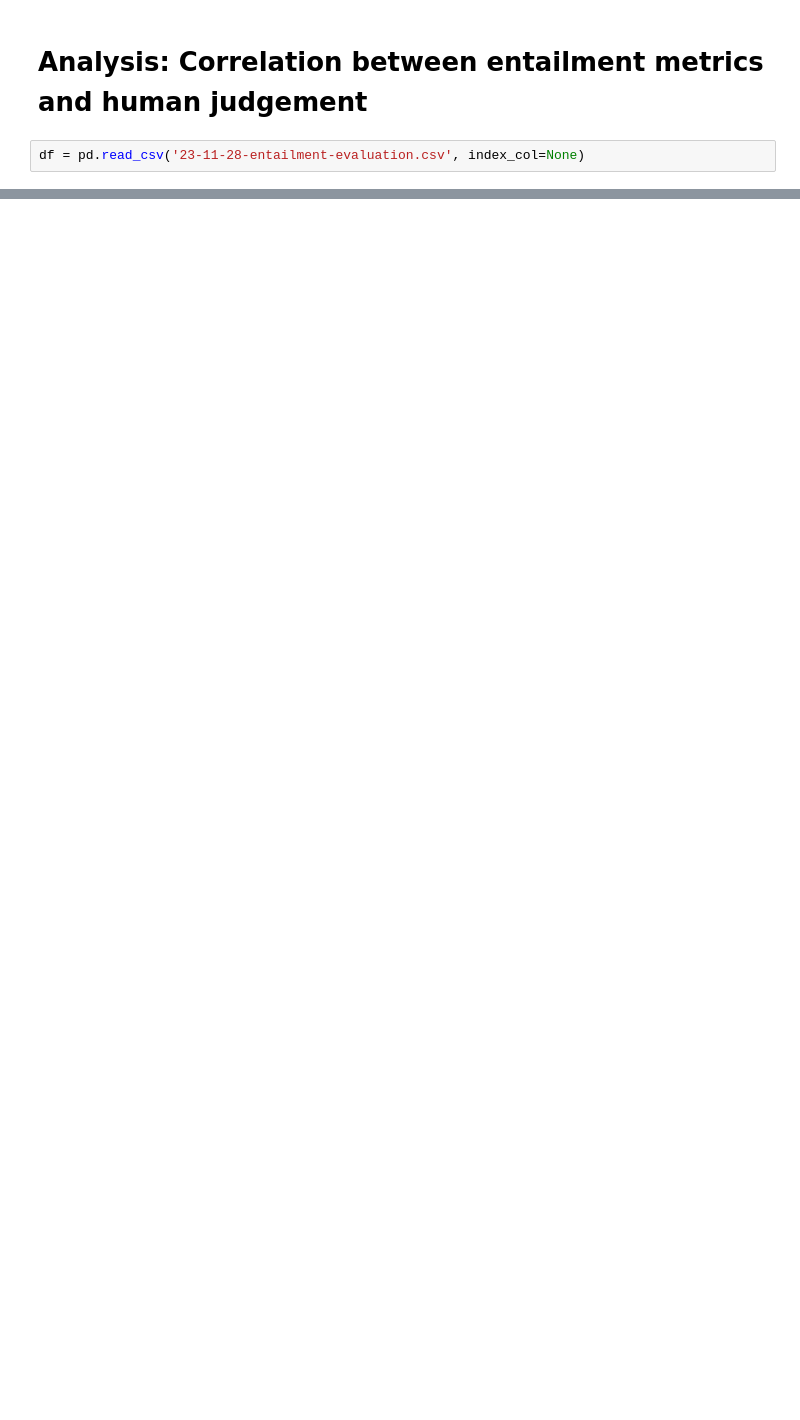
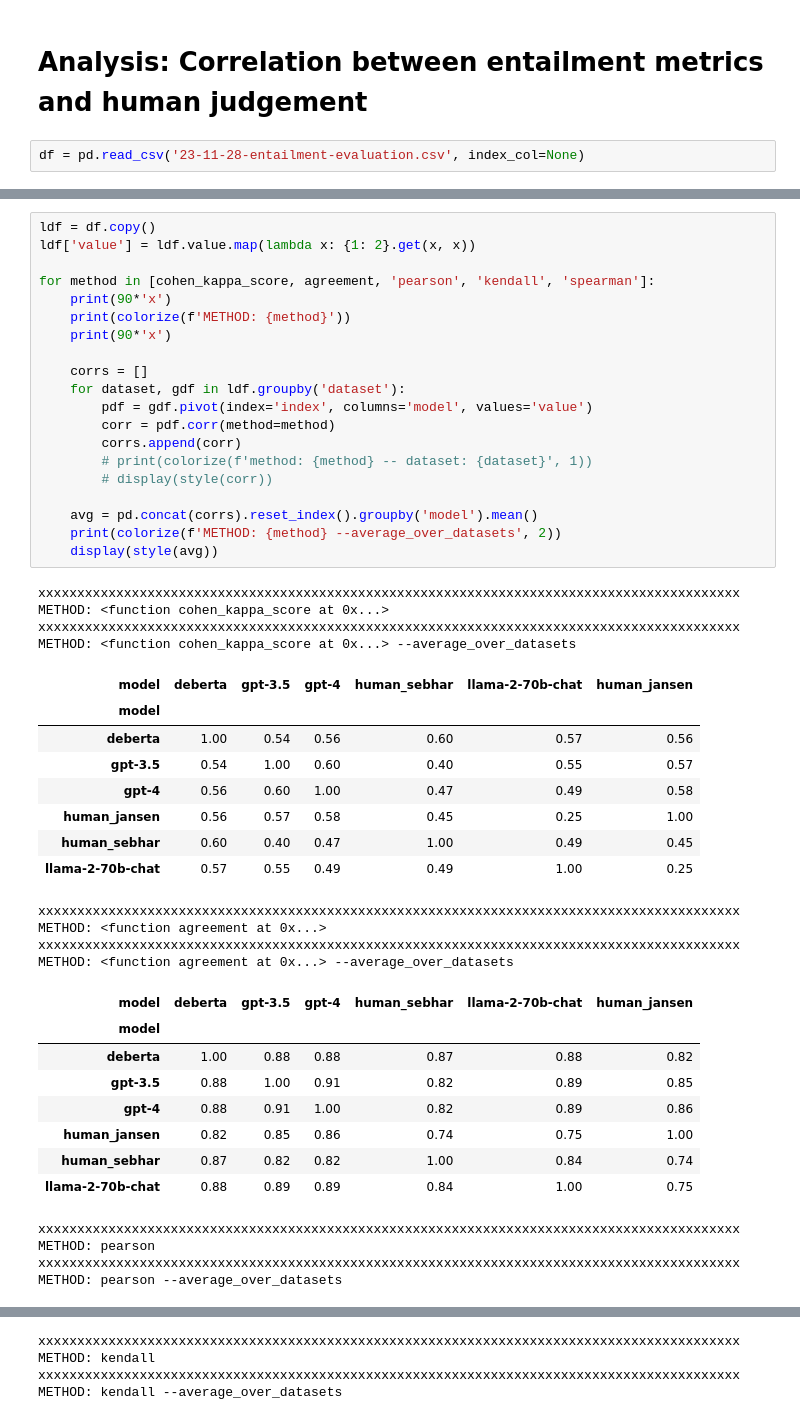
Before and after one commit to JThh/long_hallucinations, a Jupyter notebook: notebooks/paper_evals/23-11-24-human-entailment-evaluation.ipynb, the cells around one changed output, grey strips where cells are left out. Drawn from its saved outputs; the diff is of its cells as text; blank space fills up the shorter version.

```diff
--- a/notebooks/paper_evals/23-11-24-human-entailment-evaluation.ipynb
+++ b/notebooks/paper_evals/23-11-24-human-entailment-evaluation.ipynb
@@ -445,0 +592,49 @@ method: kendall -- dataset: trivia_qa
+# %%
+ldf = df.copy()
+ldf['value'] = ldf.value.map(lambda x: {1: 2}.get(x, x))
+
+for method in [cohen_kappa_score, agreement, 'pearson', 'kendall', 'spearman']:
+    print(90*'x')
+    print(colorize(f'METHOD: {method}'))
+    print(90*'x')
+
+    corrs = []
+    for dataset, gdf in ldf.groupby('dataset'):
+        pdf = gdf.pivot(index='index', columns='model', values='value')
+        corr = pdf.corr(method=method)
+        corrs.append(corr)
+        # print(colorize(f'method: {method} -- dataset: {dataset}', 1))
+        # display(style(corr))
+
+    avg = pd.concat(corrs).reset_index().groupby('model').mean()
+    print(colorize(f'METHOD: {method} --average_over_datasets', 2))
+    display(style(avg))
+# %% [output]
+xxxxxxxxxxxxxxxxxxxxxxxxxxxxxxxxxxxxxxxxxxxxxxxxxxxxxxxxxxxxxxxxxxxxxxxxxxxxxxxxxxxxxxxxxx
+METHOD: <function cohen_kappa_score at 0x...>
+xxxxxxxxxxxxxxxxxxxxxxxxxxxxxxxxxxxxxxxxxxxxxxxxxxxxxxxxxxxxxxxxxxxxxxxxxxxxxxxxxxxxxxxxxx
+METHOD: <function cohen_kappa_score at 0x...> --average_over_datasets
+| model | deberta | gpt-3.5 | gpt-4 | human_sebhar | llama-2-70b-chat | human_jansen |
+| model |  |  |  |  |  |  |
+| deberta | 1.00 | 0.54 | 0.56 | 0.60 | 0.57 | 0.56 |
+| gpt-3.5 | 0.54 | 1.00 | 0.60 | 0.40 | 0.55 | 0.57 |
+| gpt-4 | 0.56 | 0.60 | 1.00 | 0.47 | 0.49 | 0.58 |
+| human_jansen | 0.56 | 0.57 | 0.58 | 0.45 | 0.25 | 1.00 |
+| human_sebhar | 0.60 | 0.40 | 0.47 | 1.00 | 0.49 | 0.45 |
+| llama-2-70b-chat | 0.57 | 0.55 | 0.49 | 0.49 | 1.00 | 0.25 |
+xxxxxxxxxxxxxxxxxxxxxxxxxxxxxxxxxxxxxxxxxxxxxxxxxxxxxxxxxxxxxxxxxxxxxxxxxxxxxxxxxxxxxxxxxx
+METHOD: <function agreement at 0x...>
+xxxxxxxxxxxxxxxxxxxxxxxxxxxxxxxxxxxxxxxxxxxxxxxxxxxxxxxxxxxxxxxxxxxxxxxxxxxxxxxxxxxxxxxxxx
+METHOD: <function agreement at 0x...> --average_over_datasets
+| model | deberta | gpt-3.5 | gpt-4 | human_sebhar | llama-2-70b-chat | human_jansen |
+| model |  |  |  |  |  |  |
+| deberta | 1.00 | 0.88 | 0.88 | 0.87 | 0.88 | 0.82 |
+| gpt-3.5 | 0.88 | 1.00 | 0.91 | 0.82 | 0.89 | 0.85 |
+| gpt-4 | 0.88 | 0.91 | 1.00 | 0.82 | 0.89 | 0.86 |
+| human_jansen | 0.82 | 0.85 | 0.86 | 0.74 | 0.75 | 1.00 |
+| human_sebhar | 0.87 | 0.82 | 0.82 | 1.00 | 0.84 | 0.74 |
+| llama-2-70b-chat | 0.88 | 0.89 | 0.89 | 0.84 | 1.00 | 0.75 |
+xxxxxxxxxxxxxxxxxxxxxxxxxxxxxxxxxxxxxxxxxxxxxxxxxxxxxxxxxxxxxxxxxxxxxxxxxxxxxxxxxxxxxxxxxx
+METHOD: pearson
+xxxxxxxxxxxxxxxxxxxxxxxxxxxxxxxxxxxxxxxxxxxxxxxxxxxxxxxxxxxxxxxxxxxxxxxxxxxxxxxxxxxxxxxxxx
+METHOD: pearson --average_over_datasets
@@ -445,0 +649,4 @@ method: kendall -- dataset: trivia_qa
+xxxxxxxxxxxxxxxxxxxxxxxxxxxxxxxxxxxxxxxxxxxxxxxxxxxxxxxxxxxxxxxxxxxxxxxxxxxxxxxxxxxxxxxxxx
+METHOD: kendall
+xxxxxxxxxxxxxxxxxxxxxxxxxxxxxxxxxxxxxxxxxxxxxxxxxxxxxxxxxxxxxxxxxxxxxxxxxxxxxxxxxxxxxxxxxx
+METHOD: kendall --average_over_datasets
```
Also changed, not shown: parts of 22 cells of this notebook, 6 other files.
